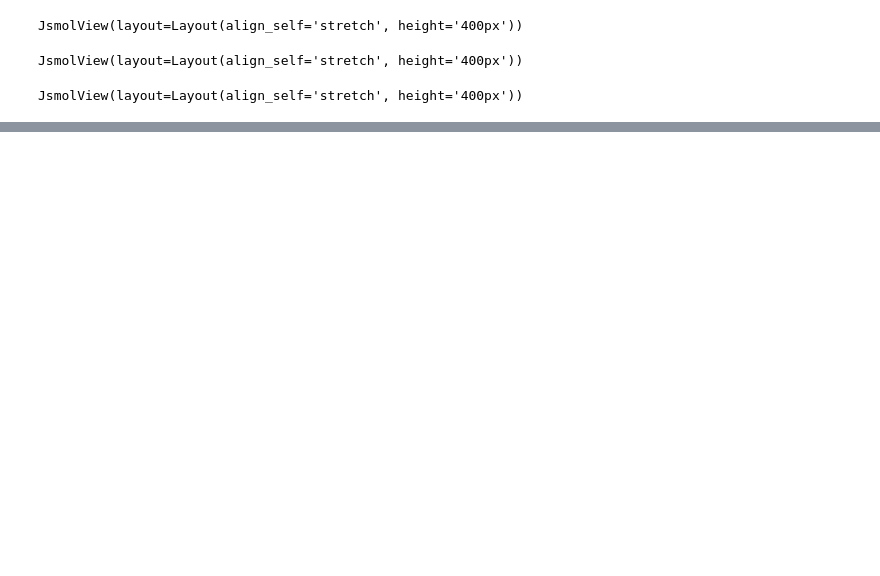
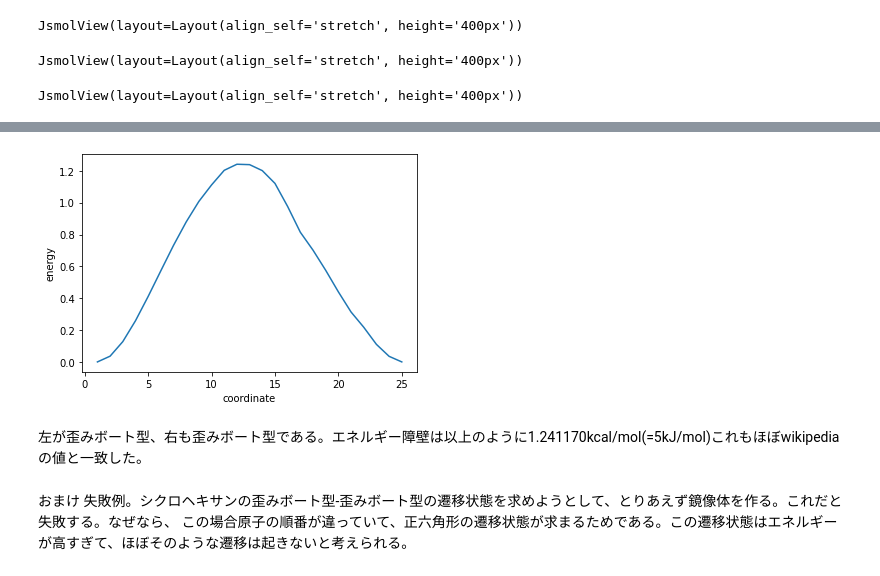
Before and after one commit to nakatamaho/quantumchemistry_notebook, a Jupyter notebook: cyclohexane/cyclohexane.ipynb, the cells around one changed output, grey strips where cells are left out. Drawn from its saved outputs; the diff is of its cells as text; code cells hidden in the pictures; blank space fills up the shorter version.

```diff
--- a/cyclohexane/cyclohexane.ipynb
+++ b/cyclohexane/cyclohexane.ipynb
@@ -306,0 +411,16 @@ JsmolView(layout=Layout(align_self='stretch', height='400px'))
+# %%
+import matplotlib.pyplot as plt
+import pandas as pd
+data = pd.read_csv("cyclohexane.tb2tb.energy.csv")
+plt.xlabel('coordinate')
+plt.ylabel('energy')
+plt.plot(data['coordinate'], data['energy'])
+plt.show()
+# %% [output]
+[figure, added]
+# %% [markdown]
+左が歪みボート型、右も歪みボート型である。エネルギー障壁は以上のように1.241170kcal/mol(=5kJ/mol)これもほぼwikipediaの値と一致した。
+# %% [markdown]
+おまけ
+失敗例。シクロヘキサンの歪みボート型-歪みボート型の遷移状態を求めようとして、とりあえず鏡像体を作る。これだと失敗する。なぜなら、
+この場合原子の順番が違っていて、正六角形の遷移状態が求まるためである。この遷移状態はエネルギーが高すぎて、ほぼそのような遷移は起きないと考えられる。
```
Also changed, not shown: parts of 28 cells of this notebook.
